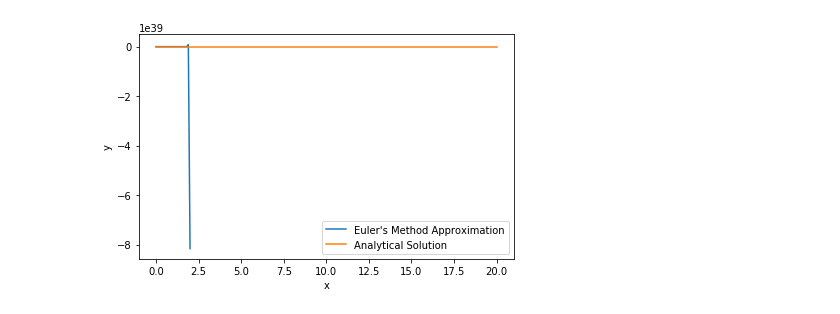
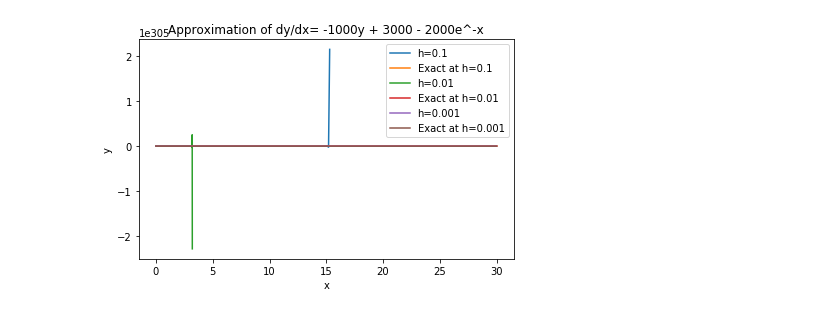
Before and after one commit to sk65556/coe311K, a Jupyter notebook: classwork/sk65556-CH19.ipynb, the cells around one changed output. Saved outputs shown, nothing was run; the diff lists cells and outputs as text; code cells hidden in the pictures.

```diff
--- a/classwork/sk65556-CH19.ipynb
+++ b/classwork/sk65556-CH19.ipynb
@@ -1,34 +1,40 @@
 # %%
 import numpy as np
 import matplotlib.pyplot as plt
 
 # Define parameters
-h = 0.1  # step size
-x_start, x_end = 0, 2
-num_steps = int((x_end - x_start) / h)
-x_values = np.linspace(x_start, x_end, num_steps + 1)
-y_values = np.zeros(num_steps + 1)
+hs = [0.1,0.01,0.001]  # step size
+x_start, x_end = 0, 30
+exact=[]
 
-# Initial condition
-y_values[0] = 0  # y(0) = 0
-# Function representing dy/dx = -2y
 def f(x, y):
     return -1000*y+3000-2000*np.exp(-x)
+def exactsol(x):
+    return 3-0.998*np.exp(-1000*x)-2.002*np.exp(-x)
 
-# Implement Euler's method
-for i in range(num_steps):
-    y_values[i + 1] = y_values[i] + h * f(x_values[i], y_values[i])
+for h in hs:
+    num_steps = int((x_end - x_start) / h)
+    x_values=np.linspace(x_start, x_end, num_steps + 1)
+    y_values=np.zeros(num_steps + 1)
 
-y=3-0.998*np.exp(-1000*x_values)-2.002*np.exp(-x_values)
+    # Initial condition
+    y_values[0] = 0  # y(0) = 0
 
-# Plot the results
-plt.plot(x_values, y_values, label="Euler's Method Approximation")
-plt.plot(y,label="Analytical Solution")
+
+    # Implement Euler's method
+    for i in range(num_steps):
+        y_values[i + 1] = y_values[i] + h * f(x_values[i], y_values[i])
+
+    exact=exactsol(x_values)
+
+    # Plot the results
+    plt.plot(x_values, y_values, label=f"h={h}")
+    plt.plot(x_values,exact,label=f"Exact at h={h}")
+plt.title('Approximation of dy/dx= -1000y + 3000 - 2000e^-x')
 plt.xlabel('x')
 plt.ylabel('y')
-#plt.title("Approximation of dy/dt = -1000y+3000-2000e^-t using Euler's Method")
 plt.legend()
 plt.tight_layout()
 plt.show()
 # %% [output]
-[figure, old version]
+[figure, new version]
```
Also changed, not shown: 3 other files.
